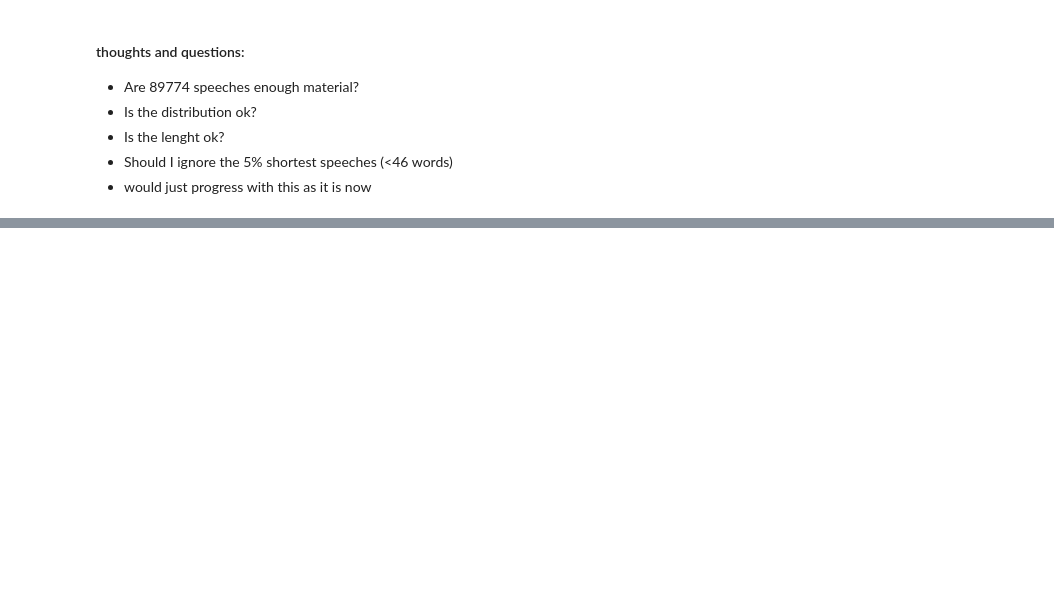
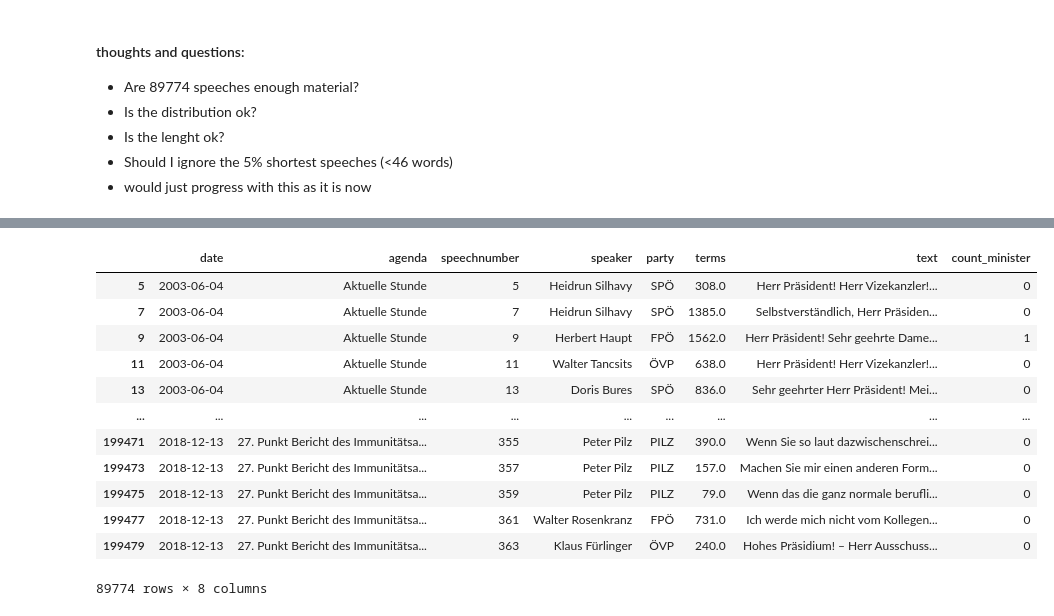
Before and after one commit to Sarah1108/ma_thesis, a Jupyter notebook: 1_read_data.ipynb, the cells around one changed output, grey strips where cells are left out. Saved outputs shown, nothing was run; the diff lists cells and outputs as text; code cells hidden in the pictures; blank space fills up the shorter version.

```diff
--- a/1_read_data.ipynb
+++ b/1_read_data.ipynb
@@ -223,0 +253,16 @@ Without shortest 5% of speeches: 51959203.0
+# %%
+df.drop(columns=['count_president','count_scribe','chair','parliament','iso3country','party.facts.id'])
+# %% [output]
+|  | date | agenda | speechnumber | speaker | party | terms | text | count_minister |
+| 5 | 2003-06-04 | Aktuelle Stunde | 5 | Heidrun Silhavy | SPÖ | 308.0 | Herr Präsident! Herr Vizekanzler!... | 0 |
+| 7 | 2003-06-04 | Aktuelle Stunde | 7 | Heidrun Silhavy | SPÖ | 1385.0 | Selbstverständlich, Herr Präsiden... | 0 |
+| 9 | 2003-06-04 | Aktuelle Stunde | 9 | Herbert Haupt | FPÖ | 1562.0 | Herr Präsident! Sehr geehrte Dame... | 1 |
+| 11 | 2003-06-04 | Aktuelle Stunde | 11 | Walter Tancsits | ÖVP | 638.0 | Herr Präsident! Herr Vizekanzler!... | 0 |
+| 13 | 2003-06-04 | Aktuelle Stunde | 13 | Doris Bures | SPÖ | 836.0 | Sehr geehrter Herr Präsident! Mei... | 0 |
+| ... | ... | ... | ... | ... | ... | ... | ... | ... |
+| 199471 | 2018-12-13 | 27. Punkt Bericht des Immunitätsa... | 355 | Peter Pilz | PILZ | 390.0 | Wenn Sie so laut dazwischenschrei... | 0 |
+| 199473 | 2018-12-13 | 27. Punkt Bericht des Immunitätsa... | 357 | Peter Pilz | PILZ | 157.0 | Machen Sie mir einen anderen Form... | 0 |
+| 199475 | 2018-12-13 | 27. Punkt Bericht des Immunitätsa... | 359 | Peter Pilz | PILZ | 79.0 | Wenn das die ganz normale berufli... | 0 |
+| 199477 | 2018-12-13 | 27. Punkt Bericht des Immunitätsa... | 361 | Walter Rosenkranz | FPÖ | 731.0 | Ich werde mich nicht vom Kollegen... | 0 |
+| 199479 | 2018-12-13 | 27. Punkt Bericht des Immunitätsa... | 363 | Klaus Fürlinger | ÖVP | 240.0 | Hohes Präsidium! – Herr Ausschuss... | 0 |
+89774 rows × 8 columns
```
Also changed, not shown: parts of 13 cells of this notebook.
